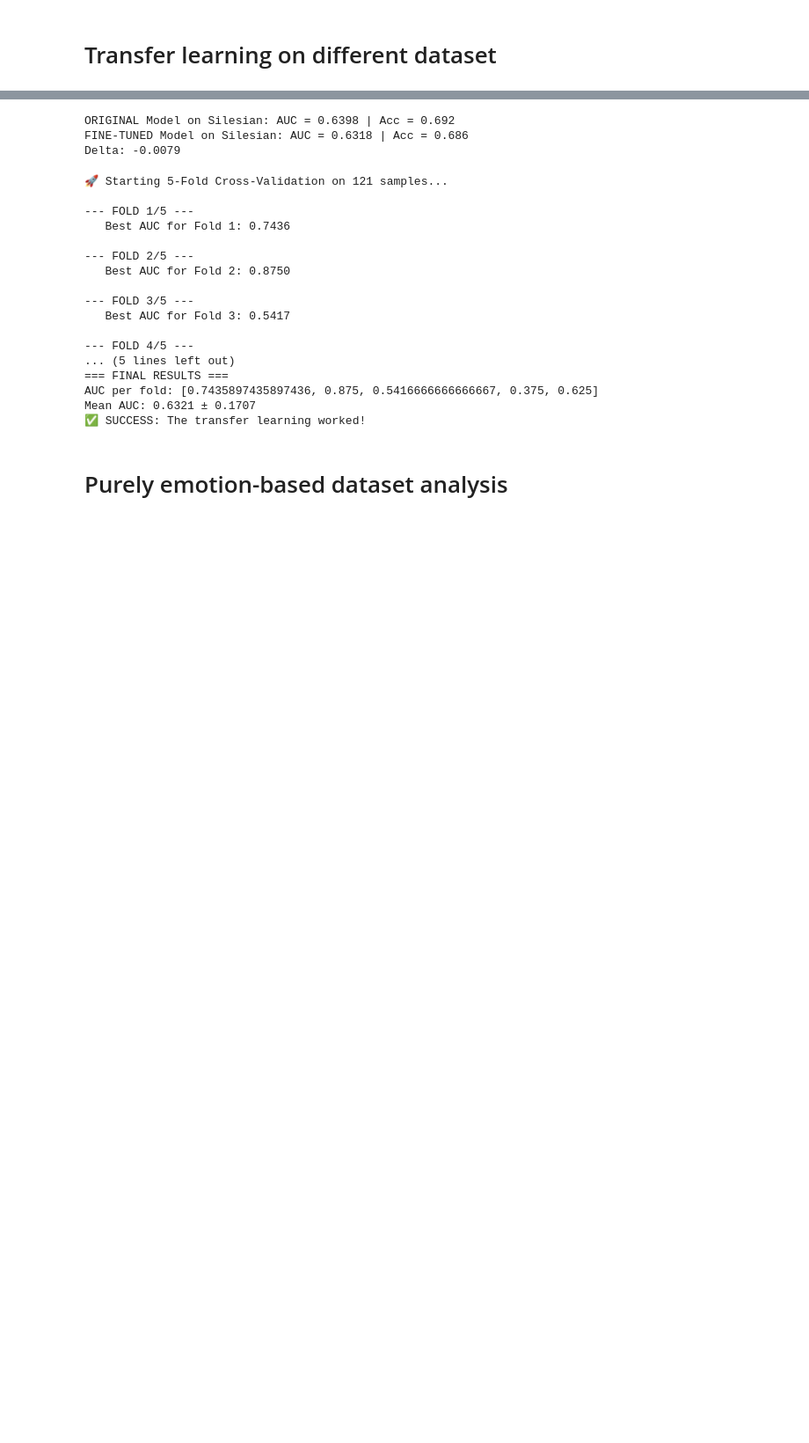
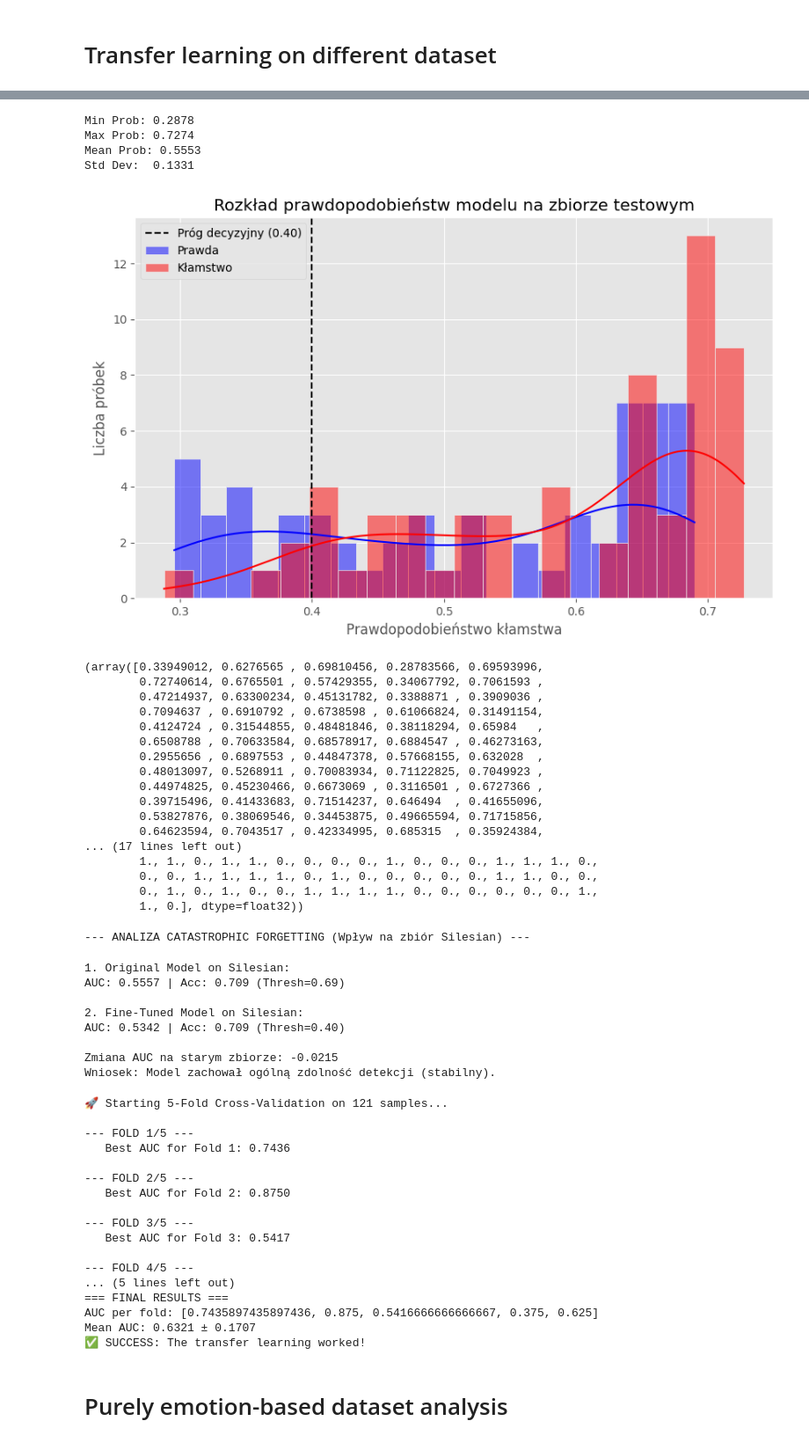
Before and after one commit to pekoraptor/lie-detection, a Jupyter notebook: research/main.ipynb, the cells around one changed output, grey strips where cells are left out. Shown at 88% size. Saved outputs shown, nothing was run; the diff lists cells and outputs as text; code cells hidden in the pictures; blank space fills up the shorter version.

```diff
--- a/research/main.ipynb
+++ b/research/main.ipynb
@@ -619,30 +846,73 @@ Best Real-Life AUC: 0.8148
+# %%
+model = BiGRUAttention(input_dim=23, hidden_dim=16, dropout=0.5).to(device)
+checkpoint = torch.load("../model_weights/best_model_real_life_finetuned.pt")
+model.load_state_dict(checkpoint['model_state_dict'])
+threshold = checkpoint['threshold']
+
+probability_histogram(model, rl_test_loader, device, threshold)
+# %% [output]
+Min Prob: 0.2878
+Max Prob: 0.7274
+Mean Prob: 0.5553
+Std Dev:  0.1331
+[figure, added]
+(array([0.33949012, 0.6276565 , 0.69810456, 0.28783566, 0.69593996,
+        0.72740614, 0.6765501 , 0.57429355, 0.34067792, 0.7061593 ,
+        0.47214937, 0.63300234, 0.45131782, 0.3388871 , 0.3909036 ,
+        0.7094637 , 0.6910792 , 0.6738598 , 0.61066824, 0.31491154,
+        0.4124724 , 0.31544855, 0.48481846, 0.38118294, 0.65984   ,
+        0.6508788 , 0.70633584, 0.68578917, 0.6884547 , 0.46273163,
+        0.2955656 , 0.6897553 , 0.44847378, 0.57668155, 0.632028  ,
+        0.48013097, 0.5268911 , 0.70083934, 0.71122825, 0.7049923 ,
+        0.44974825, 0.45230466, 0.6673069 , 0.3116501 , 0.6727366 ,
+        0.39715496, 0.41433683, 0.71514237, 0.646494  , 0.41655096,
+        0.53827876, 0.38069546, 0.34453875, 0.49665594, 0.71715856,
+        0.64623594, 0.7043517 , 0.42334995, 0.685315  , 0.35924384,
+... (17 lines left out)
+        1., 1., 0., 1., 1., 0., 0., 0., 0., 1., 0., 0., 0., 1., 1., 1., 0.,
+        0., 0., 1., 1., 1., 1., 0., 1., 0., 0., 0., 0., 0., 1., 1., 0., 0.,
+        0., 1., 0., 1., 0., 0., 1., 1., 1., 1., 0., 0., 0., 0., 0., 0., 1.,
+        1., 0.], dtype=float32))
 # %%
+print("\n--- ANALIZA CATASTROPHIC FORGETTING (Wpływ na zbiór Silesian) ---")
+
 silesian_test_dataset = FeatureEngineeredDataset(
     test_df,
     raw_cols=raw_cols, use_distances=True, use_lm_velocity=False, use_box_velocity=True, noise_level=0.0
 )
 silesian_loader = DataLoader(silesian_test_dataset, batch_size=32, collate_fn=collate_fn, shuffle=False)
 
-checkpoint = torch.load("../model_weights/best_model.pt")
-model.load_state_dict(checkpoint['model_state_dict'])
-base_metrics = evaluate(model, silesian_loader)
-print(f"ORIGINAL Model on Silesian: AUC = {base_metrics['auc']:.4f} | Acc = {base_metrics['acc_at_best']:.3f}")
+model_orig = BiGRUAttention(input_dim=23, hidden_dim=16, dropout=0.5).to(device)
+ckpt_orig = torch.load("../model_weights/best_model_no_leakage.pt")
+model_orig.load_state_dict(ckpt_orig['model_state_dict'])
+thresh_orig = ckpt_orig.get('threshold', 0.5)
 
-try:
-    checkpoint_finetuned = torch.load("../model_weights/best_model_finetuned.pt")
-    model.load_state_dict(checkpoint_finetuned['model_state_dict'])
-    tuned_metrics = evaluate(model, silesian_loader)
-    print(f"FINE-TUNED Model on Silesian: AUC = {tuned_metrics['auc']:.4f} | Acc = {tuned_metrics['acc_at_best']:.3f}")
+print("\n1. Original Model on Silesian:")
+metrics_orig = evaluate(model_orig, silesian_loader)
+print(f"AUC: {metrics_orig['auc']:.4f} | Acc: {metrics_orig['acc_at_best']:.3f} (Thresh={thresh_orig:.2f})")
 
-    delta = tuned_metrics['auc'] - base_metrics['auc']
-    print(f"Delta: {delta:.4f}")
+print("\n2. Fine-Tuned Model on Silesian:")
+metrics_tuned = evaluate(model, silesian_loader)
+print(f"AUC: {metrics_tuned['auc']:.4f} | Acc: {metrics_tuned['acc_at_best']:.3f} (Thresh={best_thresh_rl:.2f})")
 
-except FileNotFoundError:
-    print("Fine-tuned model weights not found.")
+delta_auc = metrics_tuned['auc'] - metrics_orig['auc']
+print(f"\nZmiana AUC na starym zbiorze: {delta_auc:+.4f}")
+if delta_auc < -0.05:
+    print("Wniosek: Wystąpiło 'Catastrophic Forgetting' (model zapomniał starą wiedzę).")
+elif delta_auc > 0:
+    print("Wniosek: 'Positive Transfer' (model działa lepiej nawet na starych danych!).")
+else:
+    print("Wniosek: Model zachował ogólną zdolność detekcji (stabilny).")
 # %% [output]
-ORIGINAL Model on Silesian: AUC = 0.6398 | Acc = 0.692
-FINE-TUNED Model on Silesian: AUC = 0.6318 | Acc = 0.686
-Delta: -0.0079
+--- ANALIZA CATASTROPHIC FORGETTING (Wpływ na zbiór Silesian) ---
+1. Original Model on Silesian:
+AUC: 0.5557 | Acc: 0.709 (Thresh=0.69)
+
+2. Fine-Tuned Model on Silesian:
+AUC: 0.5342 | Acc: 0.709 (Thresh=0.40)
+
+Zmiana AUC na starym zbiorze: -0.0215
+Wniosek: Model zachował ogólną zdolność detekcji (stabilny).
 # %%
 df = pd.read_csv("processed_data/real_life_deception_detection_dataset/emotions_landmarks_flow.csv")
 
```
Also changed, not shown: parts of 13 cells of this notebook, 18 other files.
